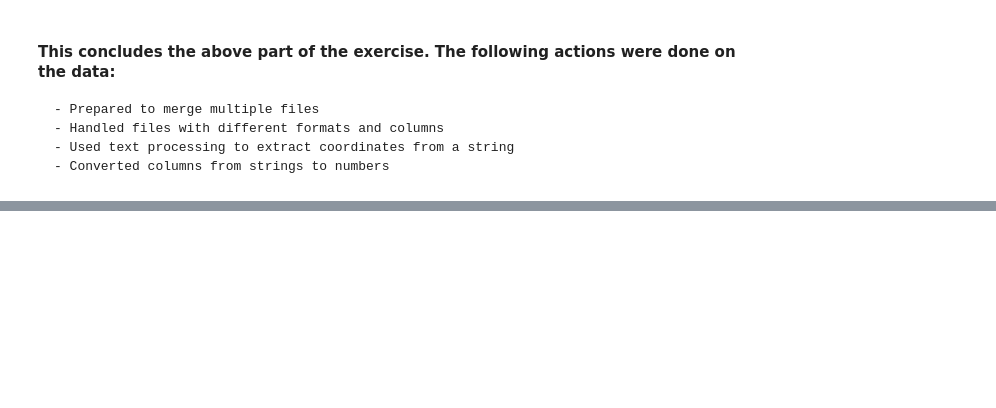
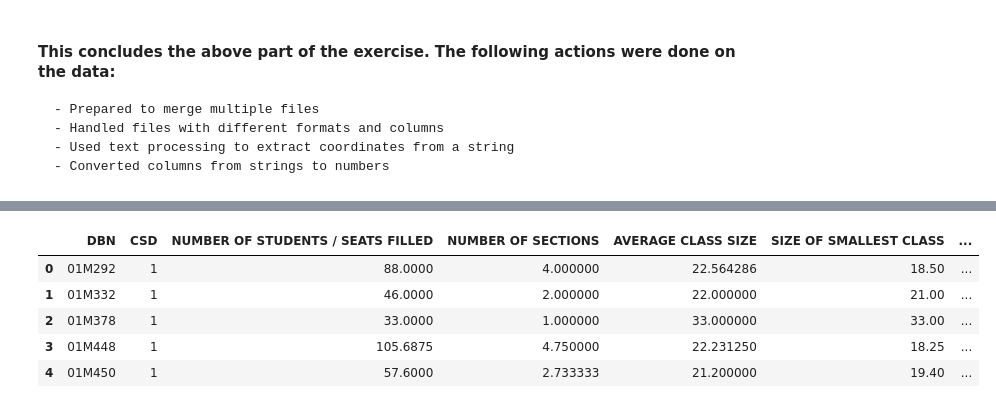
Before and after one commit to dool/py-data-drills, a Jupyter notebook: NYC_SAT_Scores/Data_Cleaning_Exploration_NYC_SAT_Scores.ipynb, the cells around one changed output, grey strips where cells are left out. Drawn from its saved outputs; the diff is of its cells as text; code cells hidden in the pictures; blank space fills up the shorter version.

```diff
--- a/NYC_SAT_Scores/Data_Cleaning_Exploration_NYC_SAT_Scores.ipynb
+++ b/NYC_SAT_Scores/Data_Cleaning_Exploration_NYC_SAT_Scores.ipynb
@@ -188,0 +190,15 @@ dtype('float64')
+# %%
+import numpy as np
+
+class_size = class_size.groupby("DBN").agg(np.mean)
+class_size.reset_index(inplace=True)
+
+data["class_size"] = class_size
+data["class_size"].head()
+# %% [output]
+|  | DBN | CSD | NUMBER OF STUDENTS / SEATS FILLED | NUMBER OF SECTIONS | AVERAGE CLASS SIZE | SIZE OF SMALLEST CLASS | ... |
+| 0 | 01M292 | 1 | 88.0000 | 4.000000 | 22.564286 | 18.50 | ... |
+| 1 | 01M332 | 1 | 46.0000 | 2.000000 | 22.000000 | 21.00 | ... |
+| 2 | 01M378 | 1 | 33.0000 | 1.000000 | 33.000000 | 33.00 | ... |
+| 3 | 01M448 | 1 | 105.6875 | 4.750000 | 22.231250 | 18.25 | ... |
+| 4 | 01M450 | 1 | 57.6000 | 2.733333 | 21.200000 | 19.40 | ... |
```
Also changed, not shown: parts of 27 cells of this notebook, 2 other files.
